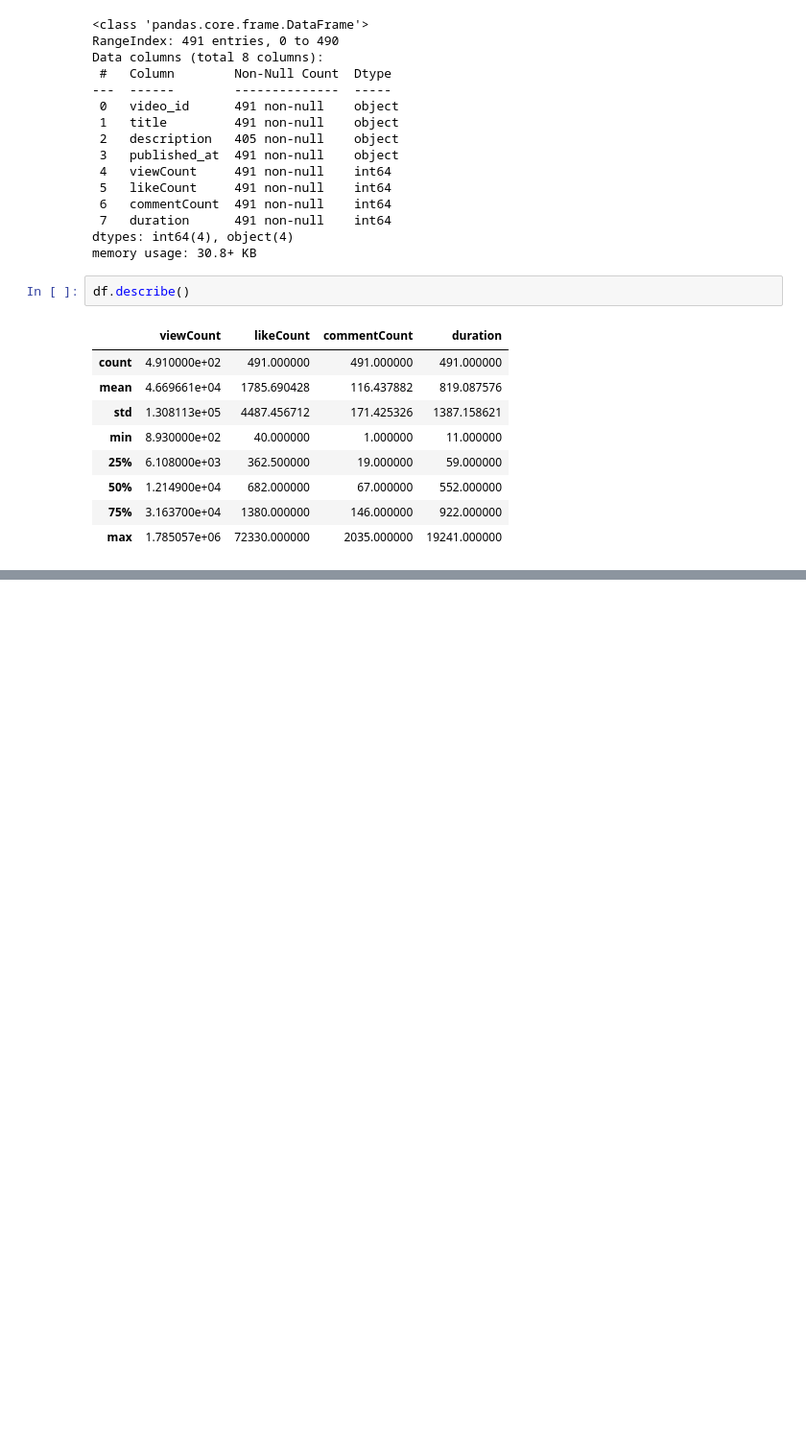
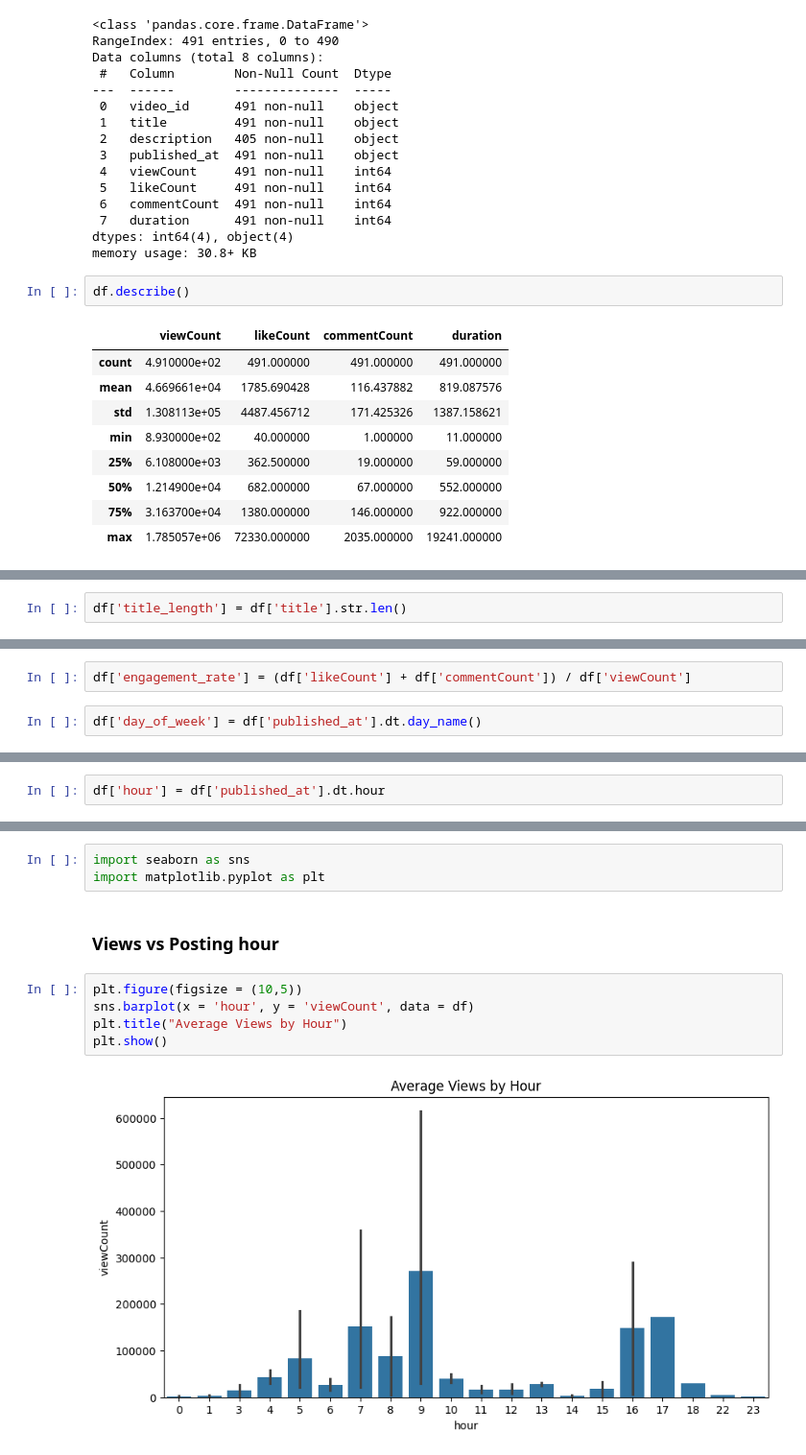
Before and after one commit to Siddhi-S-Thakur/YouTube-Content-Performance-Analyzer, a Jupyter notebook: code.ipynb, the cells around one changed output, grey strips where cells are left out. Shown at 96% size. Saved outputs shown, nothing was run; the diff lists cells and outputs as text; blank space fills up the shorter version.

Commit message:
Outlier detection/ visualization

```diff
--- a/code.ipynb
+++ b/code.ipynb
@@ -48,0 +65,2 @@ df.describe()
+# %%
+df['title_length'] = df['title'].str.len()
@@ -48,0 +87,4 @@ df.describe()
+# %%
+df['engagement_rate'] = (df['likeCount'] + df['commentCount']) / df['viewCount']
+# %%
+df['day_of_week'] = df['published_at'].dt.day_name()
@@ -48,0 +113,2 @@ df.describe()
+# %%
+df['hour'] = df['published_at'].dt.hour
@@ -48,0 +124,12 @@ df.describe()
+# %%
+import seaborn as sns
+import matplotlib.pyplot as plt
+# %% [markdown]
+### Views vs Posting hour
+# %%
+plt.figure(figsize = (10,5))
+sns.barplot(x = 'hour', y = 'viewCount', data = df)
+plt.title("Average Views by Hour")
+plt.show()
+# %% [output]
+[figure, added]
```
Also changed, not shown: parts of 19 cells of this notebook.
